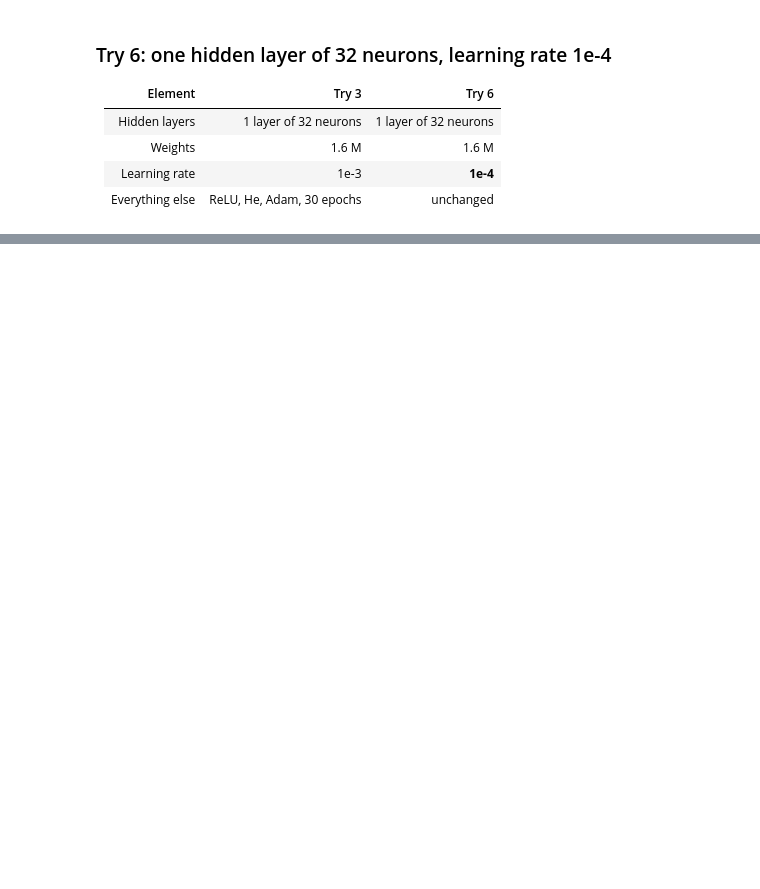
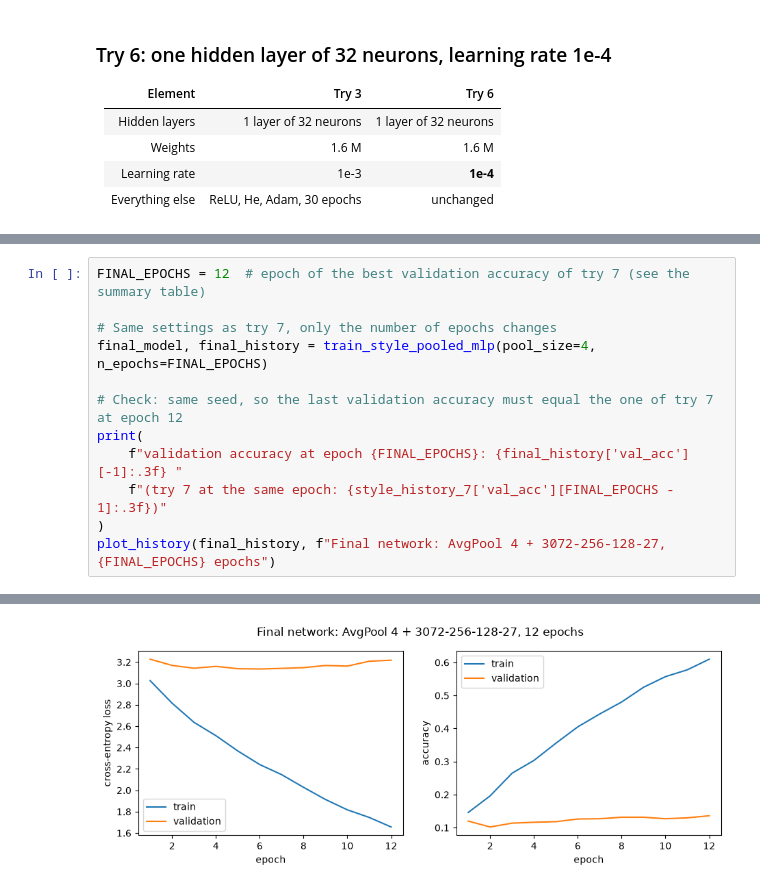
Before and after one commit to lcaquelin/Neural_Networks, a Jupyter notebook: notebooks/04_feed_forward.ipynb, the cells around one changed output, grey strips where cells are left out. Drawn from its saved outputs; the diff is of its cells as text; blank space fills up the shorter version.

```diff
--- a/notebooks/04_feed_forward.ipynb
+++ b/notebooks/04_feed_forward.ipynb
@@ -355,0 +559,13 @@ epoch 30 | train loss 0.560 acc 0.890 | val loss 5.211 acc 0.067 | 0.6 s
+# %%
+FINAL_EPOCHS = 12  # epoch of the best validation accuracy of try 7 (see the summary table)
+
+# Same settings as try 7, only the number of epochs changes
+final_model, final_history = train_style_pooled_mlp(pool_size=4, n_epochs=FINAL_EPOCHS)
+
+# Check: same seed, so the last validation accuracy must equal the one of try 7 at epoch 12
+print(
+    f"validation accuracy at epoch {FINAL_EPOCHS}: {final_history['val_acc'][-1]:.3f} "
+    f"(try 7 at the same epoch: {style_history_7['val_acc'][FINAL_EPOCHS - 1]:.3f})"
+)
+plot_history(final_history, f"Final network: AvgPool 4 + 3072-256-128-27, {FINAL_EPOCHS} epochs")
+# %% [output]
@@ -355,0 +586 @@ epoch 30 | train loss 0.560 acc 0.890 | val loss 5.211 acc 0.067 | 0.6 s
+[figure, added]
```
Also changed, not shown: parts of 22 cells of this notebook, 1 other file.
